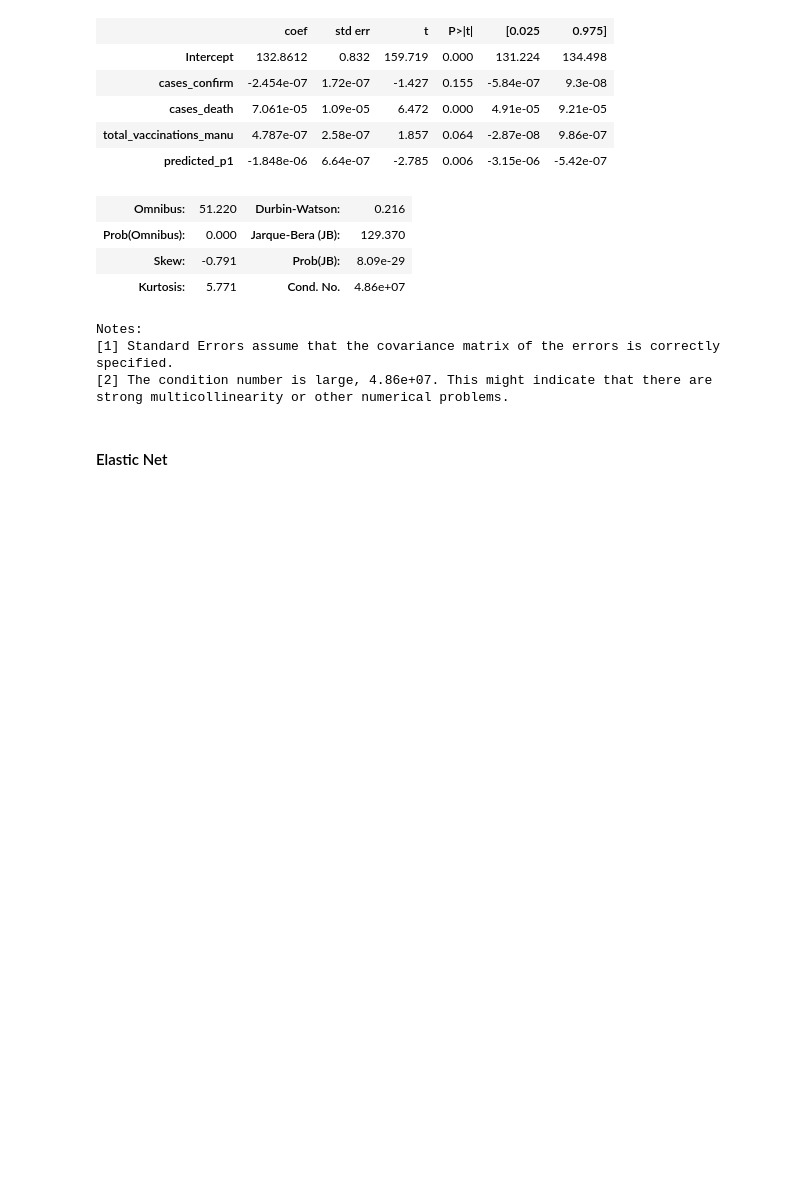
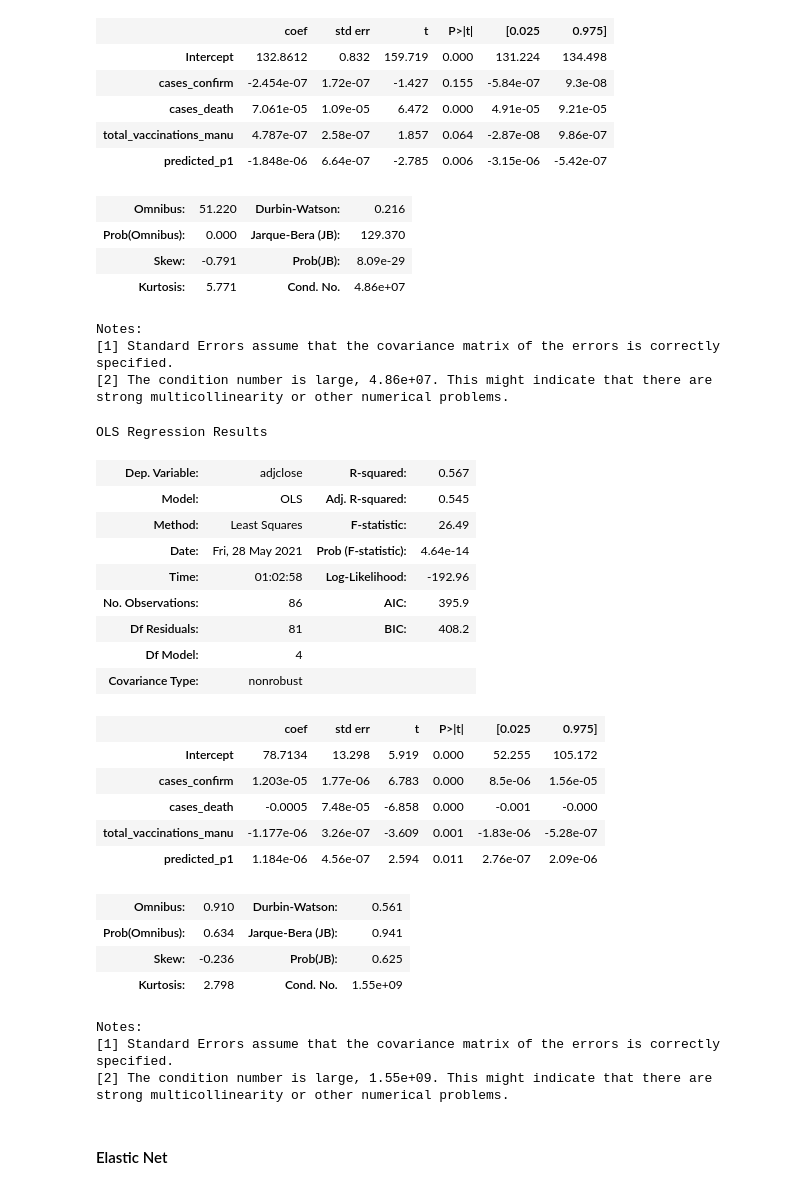
Before and after one commit to juno-yuu/COVID-Vaccine-and-Biotech-industry, a Jupyter notebook: Final_Project_Clean.ipynb, the cells around one changed output. Cells and saved outputs as stored; diff of their text form; code cells hidden in the pictures; blank space fills up the shorter version.

```diff
--- a/Final_Project_Clean.ipynb
+++ b/Final_Project_Clean.ipynb
@@ -527,5 +587,35 @@ Notes:
 [1] Standard Errors assume that the covariance matrix of the errors is correctly specified.
 [2] The condition number is large, 4.86e+07. This might indicate that there are
 strong multicollinearity or other numerical problems.
+# %%
+JJ_partial = JJ.loc[JJ.index >= '2021-01-12']
+res_jj_partial = sm.ols(formula = 'adjclose ~ cases_confirm + cases_death\
+ + total_vaccinations_manu + predicted_p1', data = JJ_partial).fit()
+res_jj_partial.summary()
+# %% [output]
+OLS Regression Results
+| Dep. Variable: | adjclose | R-squared: | 0.567 |
+| Model: | OLS | Adj. R-squared: | 0.545 |
+| Method: | Least Squares | F-statistic: | 26.49 |
+| Date: | Fri, 28 May 2021 | Prob (F-statistic): | 4.64e-14 |
+| Time: | 01:02:58 | Log-Likelihood: | -192.96 |
+| No. Observations: | 86 | AIC: | 395.9 |
+| Df Residuals: | 81 | BIC: | 408.2 |
+| Df Model: | 4 |  |  |
+| Covariance Type: | nonrobust |  |  |
+|  | coef | std err | t | P>|t| | [0.025 | 0.975] |
+| Intercept | 78.7134 | 13.298 | 5.919 | 0.000 | 52.255 | 105.172 |
+| cases_confirm | 1.203e-05 | 1.77e-06 | 6.783 | 0.000 | 8.5e-06 | 1.56e-05 |
+| cases_death | -0.0005 | 7.48e-05 | -6.858 | 0.000 | -0.001 | -0.000 |
+| total_vaccinations_manu | -1.177e-06 | 3.26e-07 | -3.609 | 0.001 | -1.83e-06 | -5.28e-07 |
+| predicted_p1 | 1.184e-06 | 4.56e-07 | 2.594 | 0.011 | 2.76e-07 | 2.09e-06 |
+| Omnibus: | 0.910 | Durbin-Watson: | 0.561 |
+| Prob(Omnibus): | 0.634 | Jarque-Bera (JB): | 0.941 |
+| Skew: | -0.236 | Prob(JB): | 0.625 |
+| Kurtosis: | 2.798 | Cond. No. | 1.55e+09 |
+Notes:
+[1] Standard Errors assume that the covariance matrix of the errors is correctly specified.
+[2] The condition number is large, 1.55e+09. This might indicate that there are
+strong multicollinearity or other numerical problems.
 # %% [markdown]
 #### Elastic Net
```
Also changed, not shown: parts of 2 cells of this notebook.
